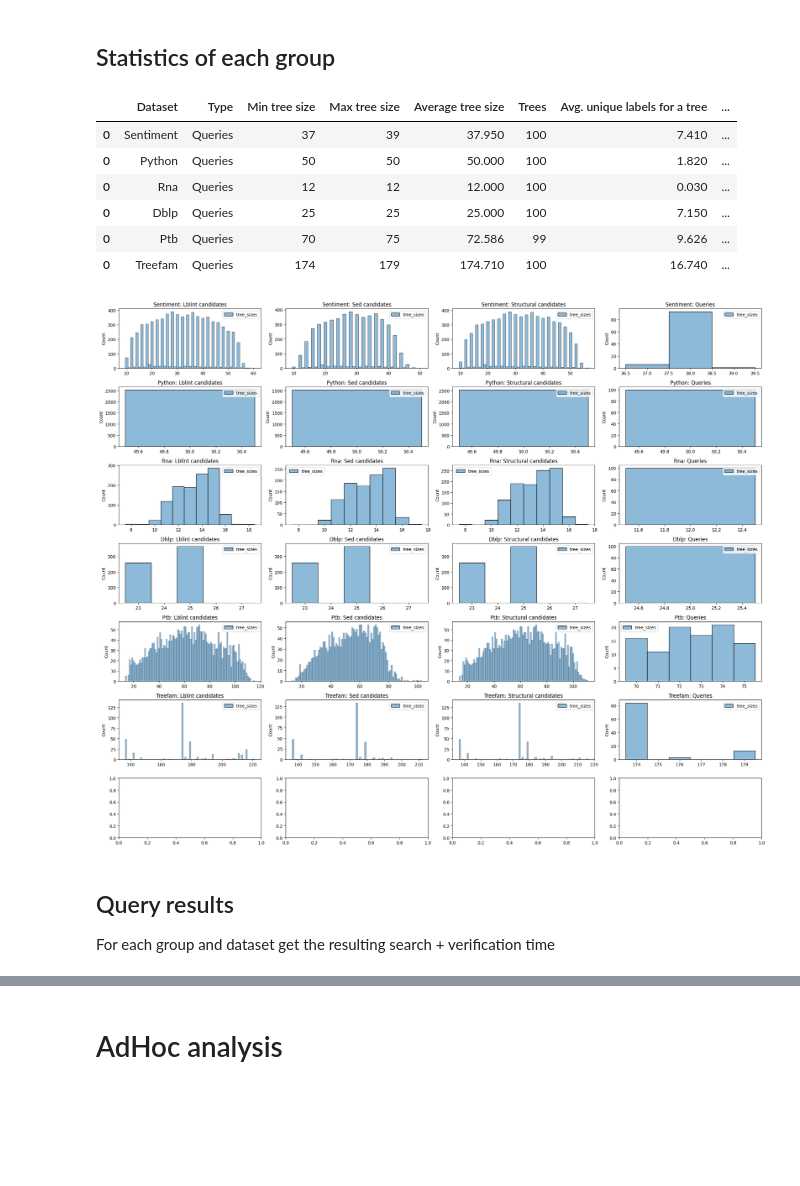
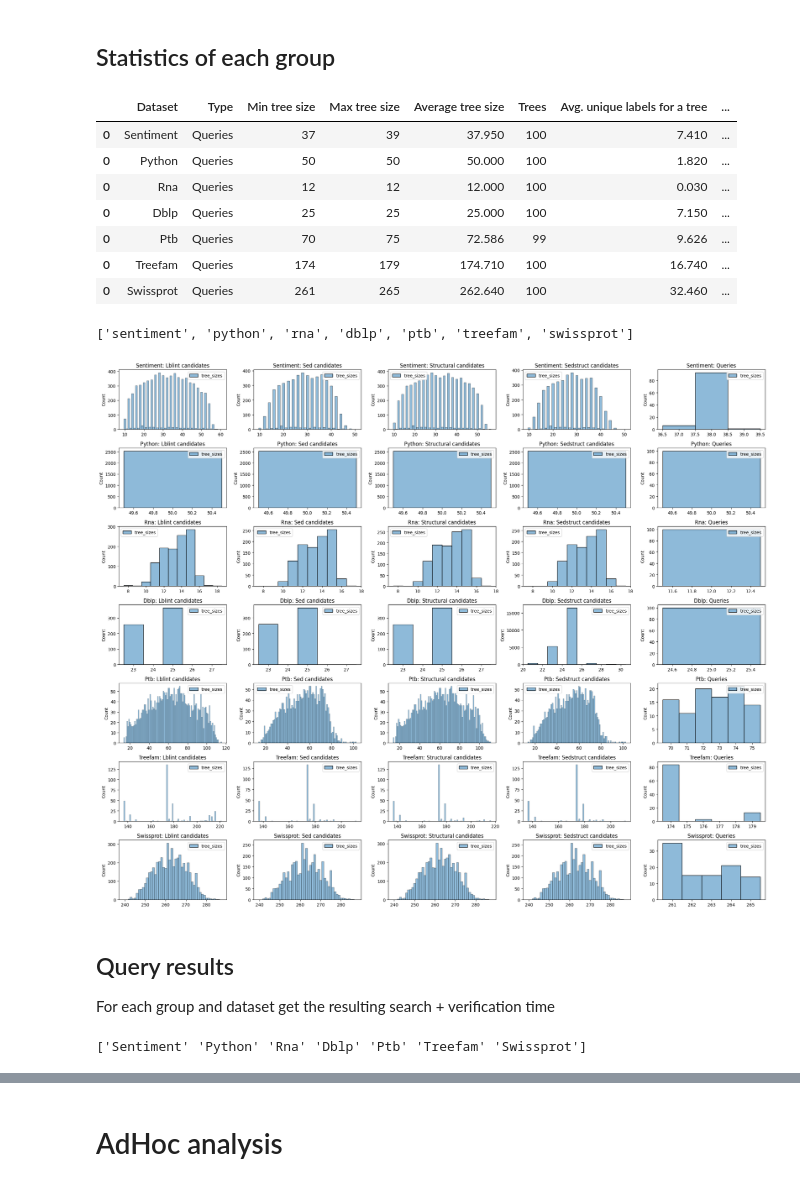
Before and after one commit to LukMRVC/tree-statistics, a Jupyter notebook: TED-viz.ipynb, the cells around one changed output, grey strips where cells are left out. Cells and saved outputs as stored; diff of their text form; code cells hidden in the pictures; blank space fills up the shorter version.

```diff
--- a/TED-viz.ipynb
+++ b/TED-viz.ipynb
@@ -19,6 +19,7 @@ ALGORITHMS = {
     'structural': 'Structural',
     'structural-variant': 'Splitted Structural',
     'sed': 'Sed',
+    'sedstruct': 'Sedstruct',
     'lblint': 'Lbl-Int',
     'bib': 'Binary branch',
     'sedindex': 'Sed Index',
@@ -1764,7 +1761,7 @@ Each dataset is divided into 3 groups by tree sizes (small, medium and large). T
 DS
 # %%
 # For now, only some datasets have finished measurements
-lower_bounds = ('Lblint', 'Sed', 'Structural')
+lower_bounds = ('Lblint', 'Sed', 'Structural', 'Sedstruct')
 # datasets = ['bolzano', 'sentiment', 'ptb', 'dblp']
 datasets = ['sentiment', 'python', 'rna', 'dblp', 'ptb', 'treefam', 'swissprot']
 # %% [markdown]
@@ -2034,6 +2035,11 @@ display(stats_df[stats_df['Type'] == 'Queries'])
 | 0 | Dblp | Queries | 25 | 25 | 25.000 | 100 | 7.150 | ... |
 | 0 | Ptb | Queries | 70 | 75 | 72.586 | 99 | 9.626 | ... |
 | 0 | Treefam | Queries | 174 | 179 | 174.710 | 100 | 16.740 | ... |
+| 0 | Swissprot | Queries | 261 | 265 | 262.640 | 100 | 32.460 | ... |
+# %%
+datasets
+# %% [output]
+['sentiment', 'python', 'rna', 'dblp', 'ptb', 'treefam', 'swissprot']
 # %%
 def load_hist_stats(datasets, stats_type: str, stats_kind: str):
     distinct_labels_stats = pd.DataFrame()
@@ -2051,28 +2057,28 @@ def load_hist_stats(datasets, stats_type: str, stats_kind: str):
 
 tree_sizes_stats = pd.DataFrame()
 for lb in lower_bounds:
-    tree_sizes_stats = pd.concat([tree_sizes_stats, load_hist_stats(datasets, 'tree_sizes', f'{lb}-stats')])
+    tree_sizes_stats = pd.concat([tree_sizes_stats, load_hist_stats(datasets, 'tree_sizes', f'{lb.capitalize()}-stats')])
 
 tree_sizes_stats = pd.concat([tree_sizes_stats, load_hist_stats(datasets, 'tree_sizes', f'queries-stats')])
 # %%
-fig, axes = plt.subplots(7, 4, figsize=(22, 18))
+fig, axes = plt.subplots(7, 5, figsize=(22, 18))
 
 kinds = lower_bounds + ('queries', )
 combs = [(ds, k) for ds in datasets for k in kinds]
 
 for (ds, kind), ax in zip(combs, axes.ravel()):
     sns.histplot(
         data = tree_sizes_stats[(tree_sizes_stats['Dataset'] == ds.capitalize()) & (tree_sizes_stats['Kind'] == kind.capitalize() + '-stats')],
         discrete=True,
         ax=ax,
     )
     title = f'{ds.capitalize()}: {kind.capitalize()}'
     title += ' candidates' if kind in lower_bounds else ''
     ax.set_title(title)
 
 plt.tight_layout()
 # %% [output]
-[figure, old version]
+[figure, new version]
 # %% [markdown]
 ## Query results
 
@@ -2094,6 +2100,10 @@ df, cdf, statistics = get_searching_part(BASEPATH)
 pdf, vdf, sdf = get_precision_and_verification_for_ds(BASEPATH, cdf, ds_tree_count)
 # %%
 data = get_plot_data_ds(BASEPATH, ds_tree_count)
+# %%
+print(data.sdf['Dataset'].unique())
+# %% [output]
+['Sentiment' 'Python' 'Rna' 'Dblp' 'Ptb' 'Treefam' 'Swissprot']
 # %%
 sns.heatmap(data.pdf, annot=True, fmt='.2%')
 # %% [output]
```
Also changed, not shown: parts of 10 cells of this notebook.
